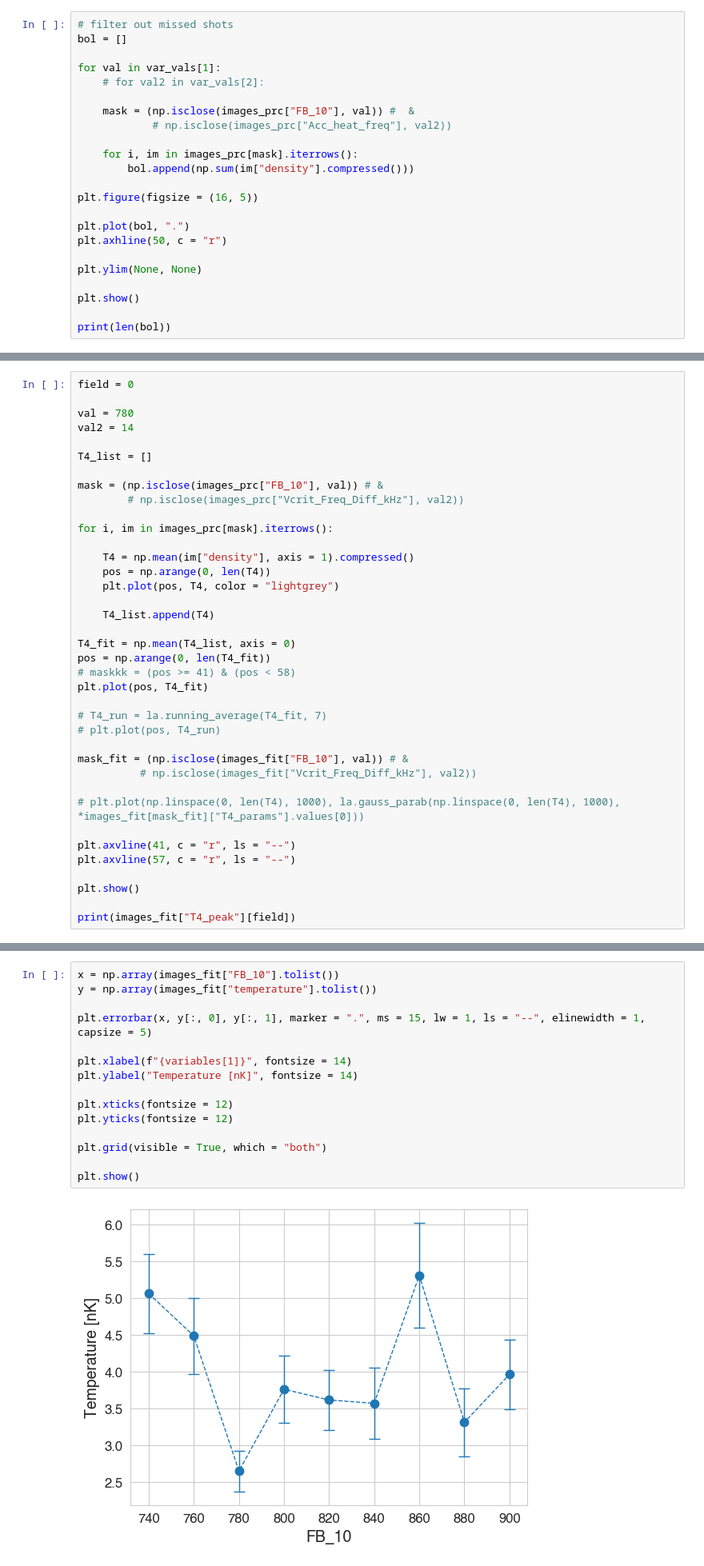
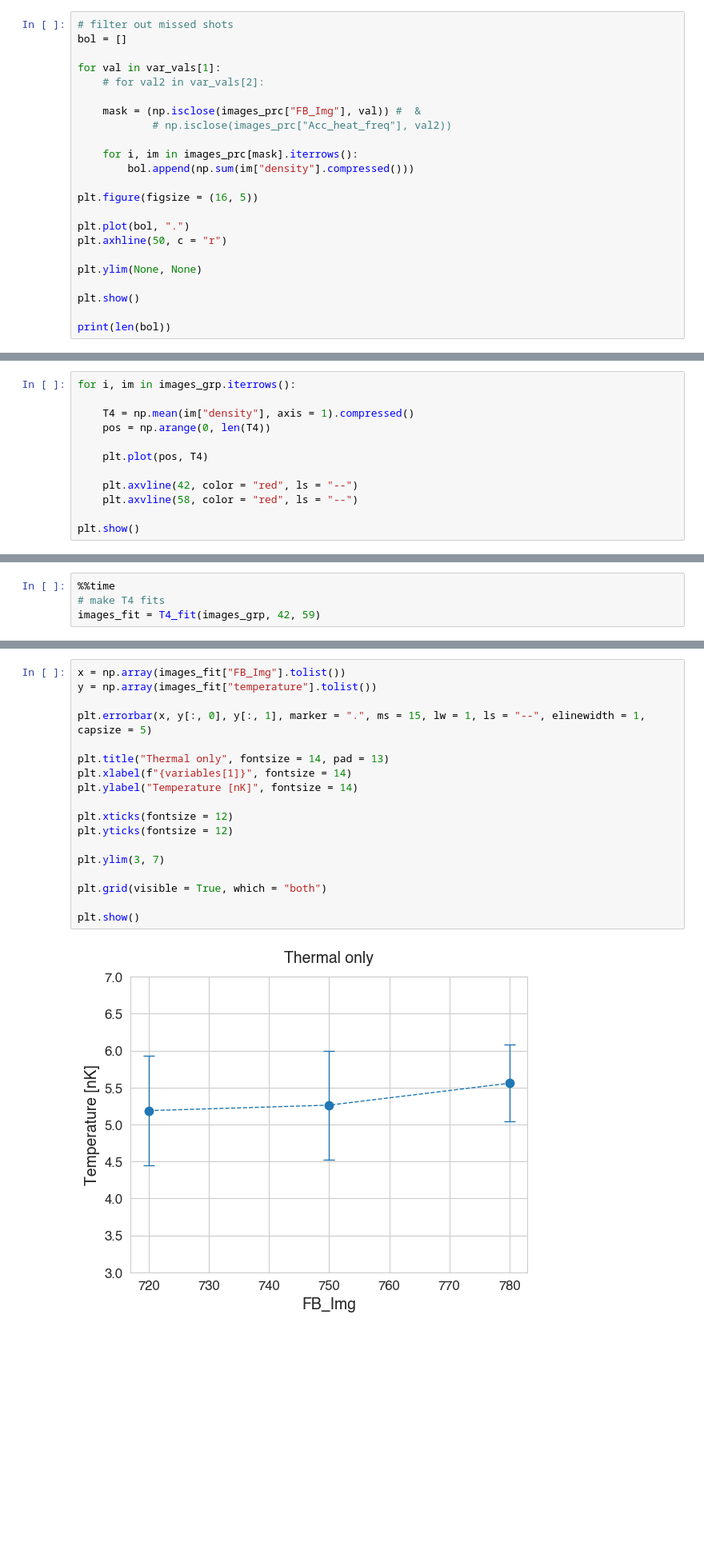
Before and after one commit to ArtMk/lithium, a Jupyter notebook: T4.ipynb, the cells around one changed output, grey strips where cells are left out. Shown: that part at 80% size. Drawn from its saved outputs; the diff is of its cells as text; blank space fills up the shorter version.

Commit message:
Thermal only temperature fit. Is it better? Who knows...

```diff
--- a/T4.ipynb
+++ b/T4.ipynb
@@ -134,7 +138,7 @@ bol = []
 for val in var_vals[1]:
     # for val2 in var_vals[2]:
 
-    mask = (np.isclose(images_prc["FB_10"], val)) #  &
+    mask = (np.isclose(images_prc["FB_Img"], val)) #  &
             # np.isclose(images_prc["Acc_heat_freq"], val2))
 
     for i, im in images_prc[mask].iterrows():
@@ -243,39 +240,13 @@ Wall time: 65.8 ms
 # %%
-field = 0
-
-val = 780
-val2 = 14
-
-T4_list = []
-
-mask = (np.isclose(images_prc["FB_10"], val)) # &
-        # np.isclose(images_prc["Vcrit_Freq_Diff_kHz"], val2))
-
-for i, im in images_prc[mask].iterrows():
+for i, im in images_grp.iterrows():
 
     T4 = np.mean(im["density"], axis = 1).compressed()
     pos = np.arange(0, len(T4))
-    plt.plot(pos, T4, color = "lightgrey")
 
-    T4_list.append(T4)
+    plt.plot(pos, T4)
 
-T4_fit = np.mean(T4_list, axis = 0)
-pos = np.arange(0, len(T4_fit))
-# maskkk = (pos >= 41) & (pos < 58)
-plt.plot(pos, T4_fit)
-
-# T4_run = la.running_average(T4_fit, 7)
-# plt.plot(pos, T4_run)
-
-mask_fit = (np.isclose(images_fit["FB_10"], val)) # &
-          # np.isclose(images_fit["Vcrit_Freq_Diff_kHz"], val2))
-
-# plt.plot(np.linspace(0, len(T4), 1000), la.gauss_parab(np.linspace(0, len(T4), 1000), *images_fit[mask_fit]["T4_params"].values[0]))
-
-plt.axvline(41, c = "r", ls = "--")
-plt.axvline(57, c = "r", ls = "--")
+    plt.axvline(42, color = "red", ls = "--")
+    plt.axvline(58, color = "red", ls = "--")
 
 plt.show()
-
-print(images_fit["T4_peak"][field])
 # %% [output]
@@ -283,0 +254,4 @@ print(images_fit["T4_peak"][field])
+# %%
+%%time
+# make T4 fits
+images_fit = T4_fit(images_grp, 42, 59)
@@ -526,17 +495,20 @@ plt.show()
 # %%
-x = np.array(images_fit["FB_10"].tolist())
+x = np.array(images_fit["FB_Img"].tolist())
 y = np.array(images_fit["temperature"].tolist())
 
 plt.errorbar(x, y[:, 0], y[:, 1], marker = ".", ms = 15, lw = 1, ls = "--", elinewidth = 1, capsize = 5)
 
+plt.title("Thermal only", fontsize = 14, pad = 13)
 plt.xlabel(f"{variables[1]}", fontsize = 14)
 plt.ylabel("Temperature [nK]", fontsize = 14)
 
 plt.xticks(fontsize = 12)
 plt.yticks(fontsize = 12)
 
+plt.ylim(3, 7)
+
 plt.grid(visible = True, which = "both")
 
 plt.show()
 # %% [output]
-[figure, old version]
+[figure, new version]
```
Also changed, not shown: parts of 15 cells of this notebook, 1 other file.
